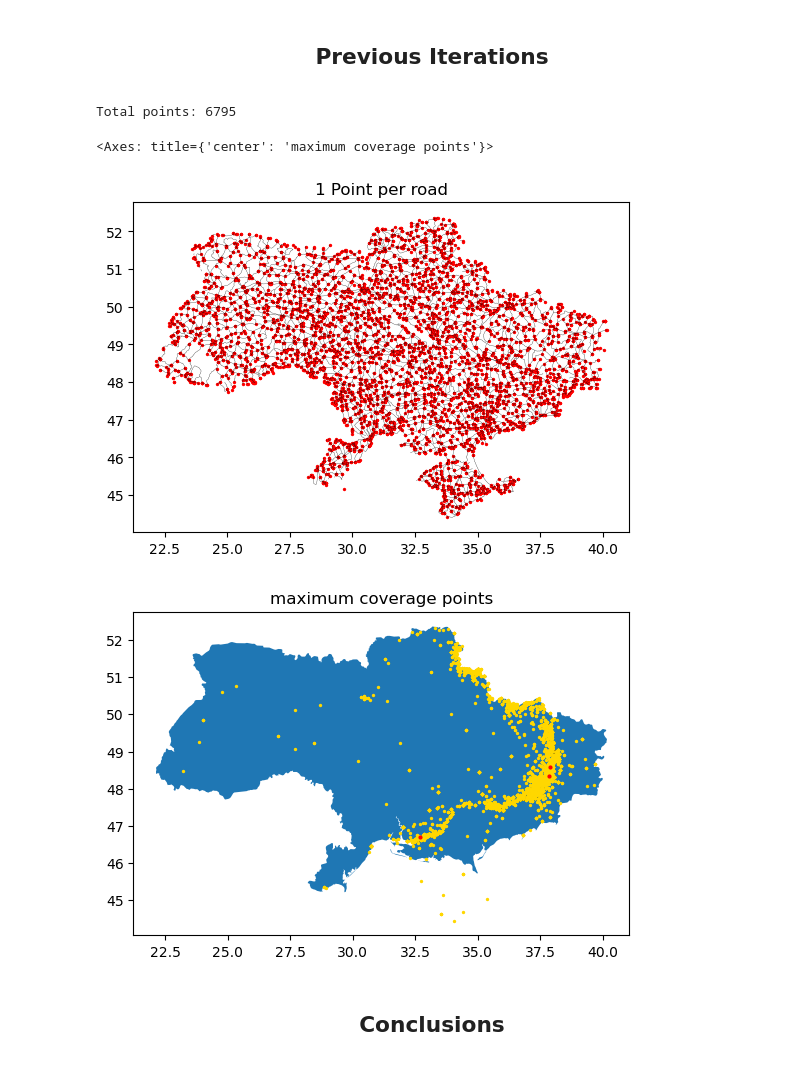
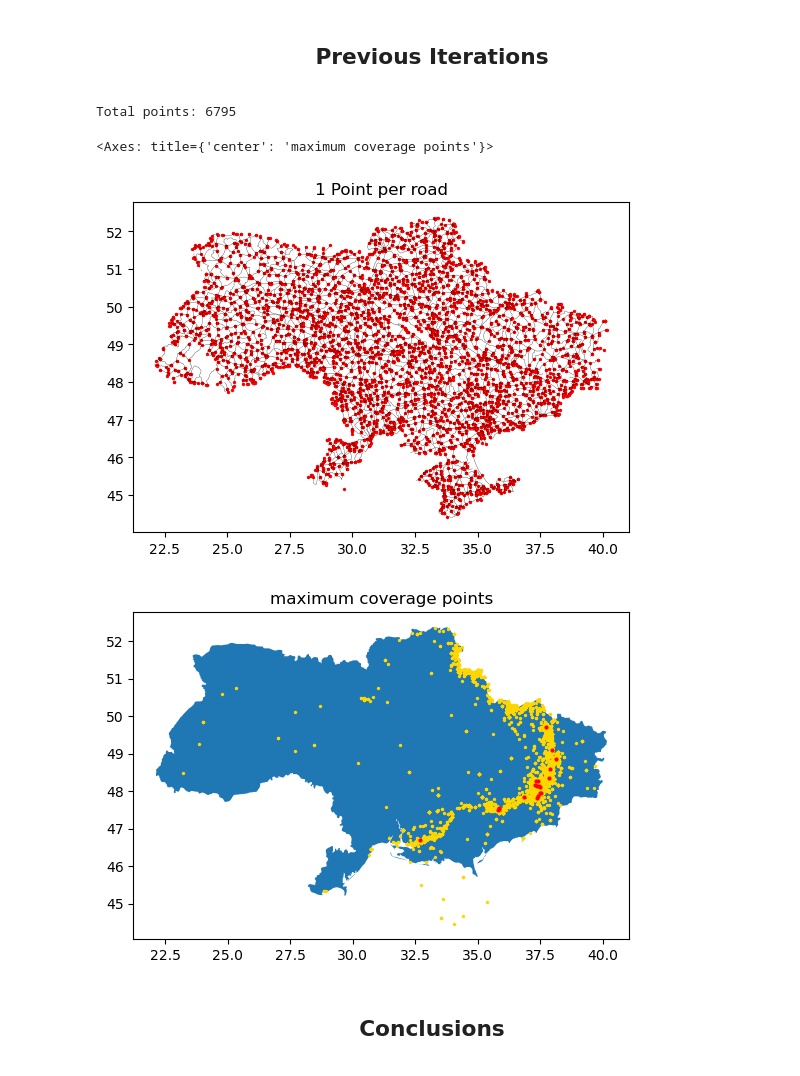
Before and after one commit to S-Luther/studious-broccoli, a Jupyter notebook: Project_4.ipynb, the cells around one changed output. Cells and saved outputs as stored; diff of their text form; code cells hidden in the pictures.

```diff
--- a/Project_4.ipynb
+++ b/Project_4.ipynb
@@ -56,3 +56,26 @@ roads.to_crs("EPSG:4326")
 6795 rows × 8 columns
 # %% [markdown]
 <center><h2><strong>Final Plot</strong></h2></center>
+# %%
+import folium
+from folium.plugins import HeatMap
+
+m = folium.Map()
+
+# Extract latitude and longitude from the geometry column
+heat_data = [[point.xy[1][0], point.xy[0][0]] for point in filtered_gdf.geometry]
+
+# Add the heatmap layer
+HeatMap(heat_data).add_to(m)
+
+
+for index, row in places.iterrows():
+    marker = folium.Marker(
+        location=[row.geometry.y, row.geometry.x],
+        icon=folium.Icon(color="red", icon="explosion", prefix='fa')
+    )
+    marker.add_to(m)
+# Add the GeoDataFrame to the map
+# folium.GeoJson(places, style_function=style_function,).add_to(m)
+
+m
@@ -100,31 +125,31 @@ def maximum_coverage(demand_points, facility_locations, num_facilities, service_
 # %%
 points = []
 
 for index, row in roads.to_crs(filtered_gdf.crs).iterrows():
     distances = np.linspace(0, row['geometry'].length, 1)
     points.extend([row['geometry'].interpolate(distance) for distance in distances])
 
 print("Total points: " + str(len(points)))
 
 points_gdf = gpd.GeoDataFrame({'geometry': points})
 
 f, ax = plt.subplots()
 ax.title.set_text("1 Point per road")
 points_gdf.plot(ax=ax, markersize=2, color="RED")
 roads.to_crs(filtered_gdf.crs).plot(ax=ax,linewidth=0.2, edgecolor='black')
 
-places = maximum_coverage(filtered_gdf, points_gdf, 3, .1) # .05 for the service_radius is a radius of ~5km
+places = maximum_coverage(filtered_gdf, points_gdf, 20, .1) # .05 for the service_radius is a radius of ~5km
 
 f, ax = plt.subplots()
 ax.title.set_text("maximum coverage points")
 ua.plot(ax=ax)
 filtered_gdf.plot(ax=ax, color="gold", markersize=2)
 places.to_crs(ua.crs).plot(ax=ax, color="red", markersize=4)
 # %% [output]
 Total points: 6795
 <Axes: title={'center': 'maximum coverage points'}>
 [figure]
-[figure, old version]
+[figure, new version]
 # %% [markdown]
 <center><h2><strong>Conclusions</strong></h2></center>
 # %% [markdown]
```
Also changed, not shown: parts of 1 cell of this notebook.
